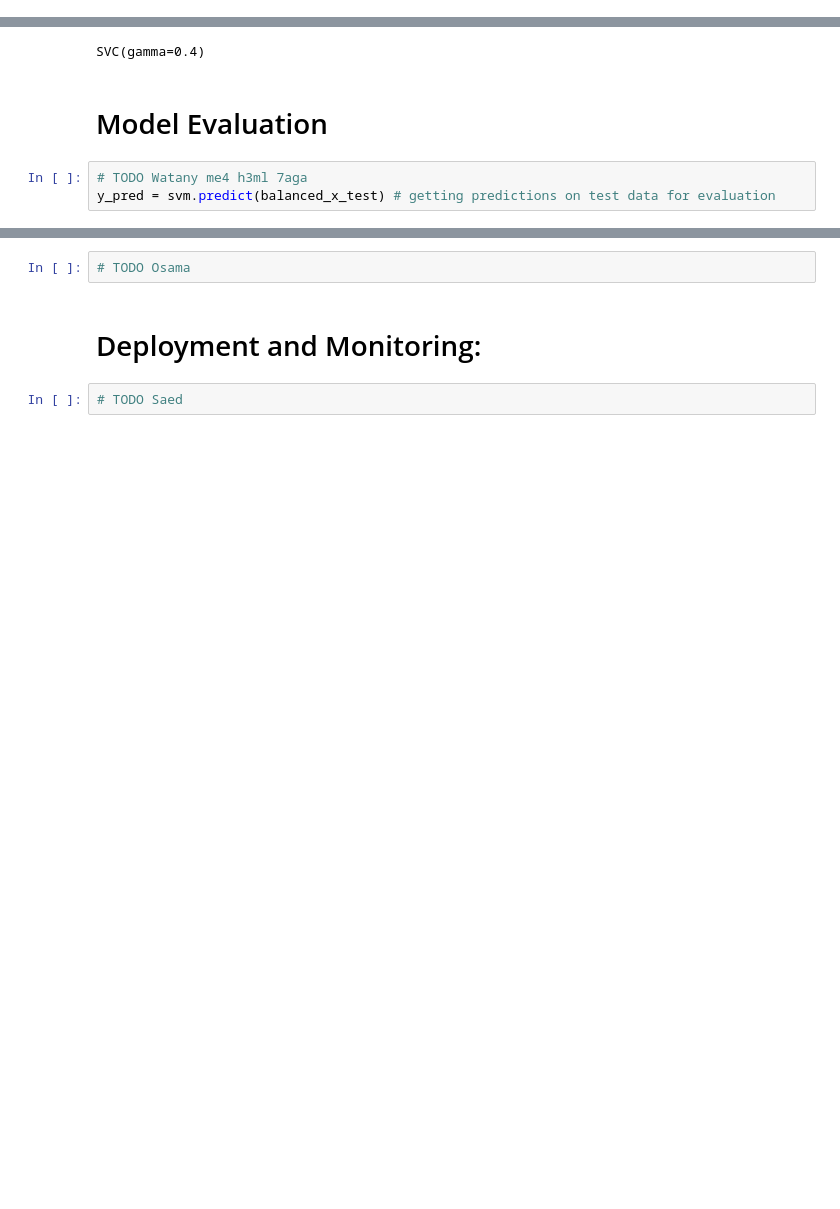
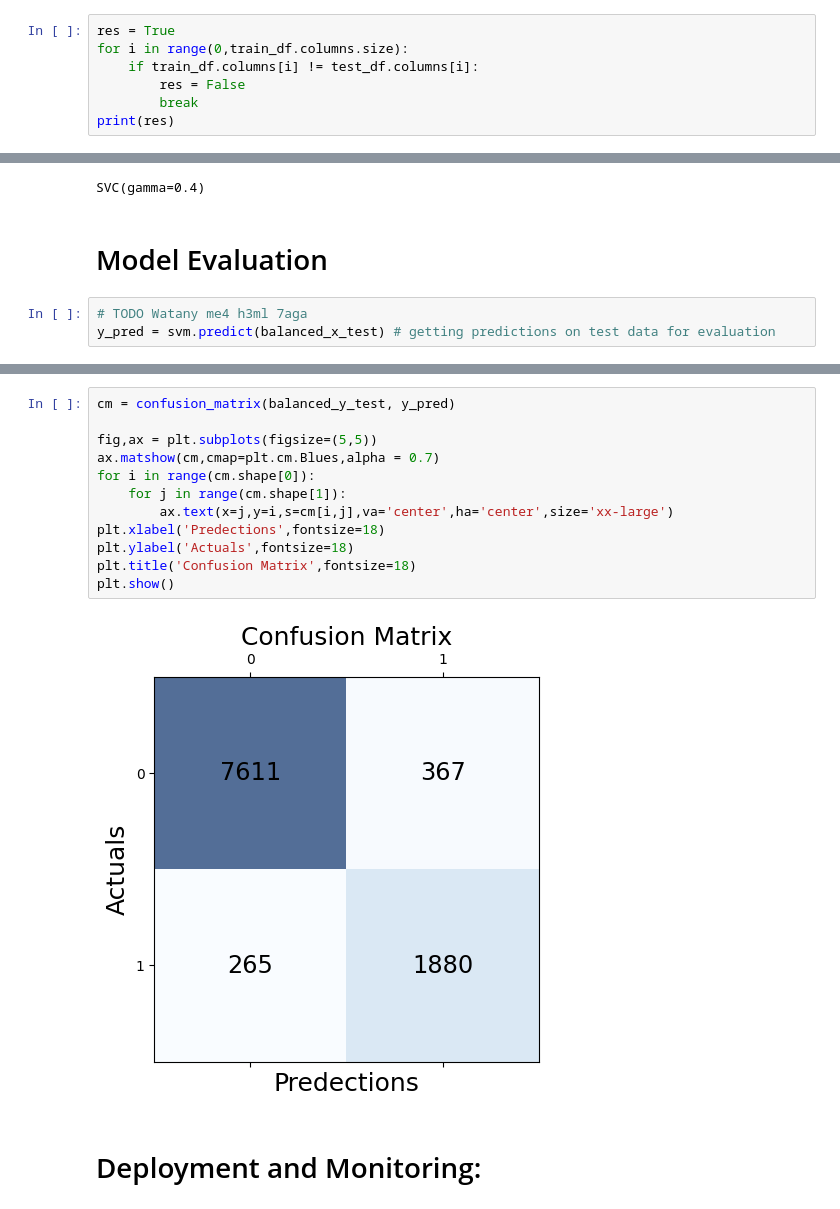
Before and after one commit to Omar-Elhakim/Fraud-detection-AI-model, a Jupyter notebook: FraudDetection-AI-model.ipynb, the cells around one changed output, grey strips where cells are left out. Drawn from its saved outputs; the diff is of its cells as text; blank space fills up the shorter version.

```diff
--- a/FraudDetection-AI-model.ipynb
+++ b/FraudDetection-AI-model.ipynb
@@ -76,0 +46,7 @@ Index(['ID', 'Time', 'Card Number', 'Amount', 'firstName', 'lastName',
+# %%
+res = True
+for i in range(0,train_df.columns.size):
+    if train_df.columns[i] != test_df.columns[i]:
+        res = False
+        break
+print(res)
@@ -229,6 +217,16 @@ array([[7611,  367],
-# %%
-# TODO Osama
+# %%
+cm = confusion_matrix(balanced_y_test, y_pred)
+
+fig,ax = plt.subplots(figsize=(5,5))
+ax.matshow(cm,cmap=plt.cm.Blues,alpha = 0.7)
+for i in range(cm.shape[0]):
+    for j in range(cm.shape[1]):
+        ax.text(x=j,y=i,s=cm[i,j],va='center',ha='center',size='xx-large')
+plt.xlabel('Predections',fontsize=18)
+plt.ylabel('Actuals',fontsize=18)
+plt.title('Confusion Matrix',fontsize=18)
+plt.show()
+# %% [output]
+[figure, added]
 # %% [markdown]
 # Deployment and Monitoring:
-# %%
-# TODO Saed
```
Also changed, not shown: parts of 20 cells of this notebook.
